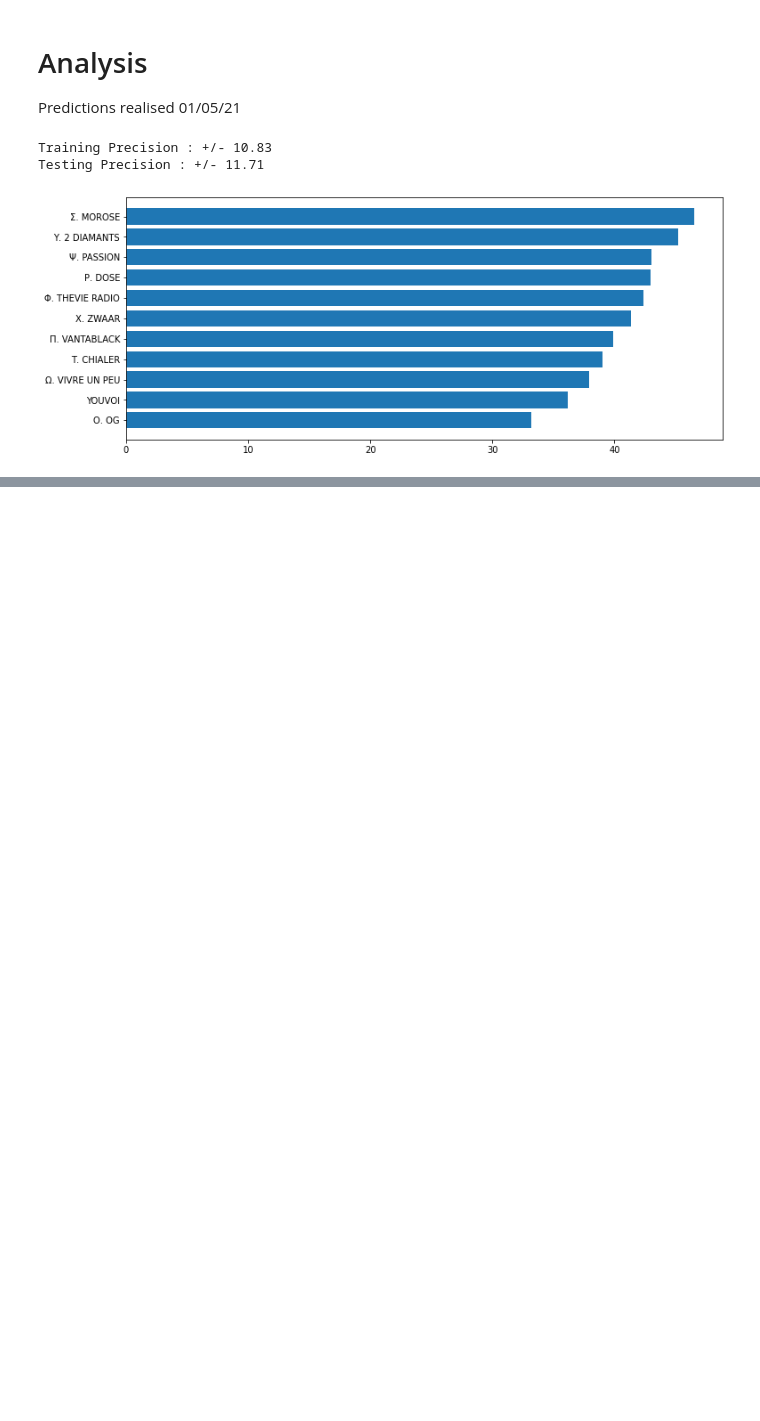
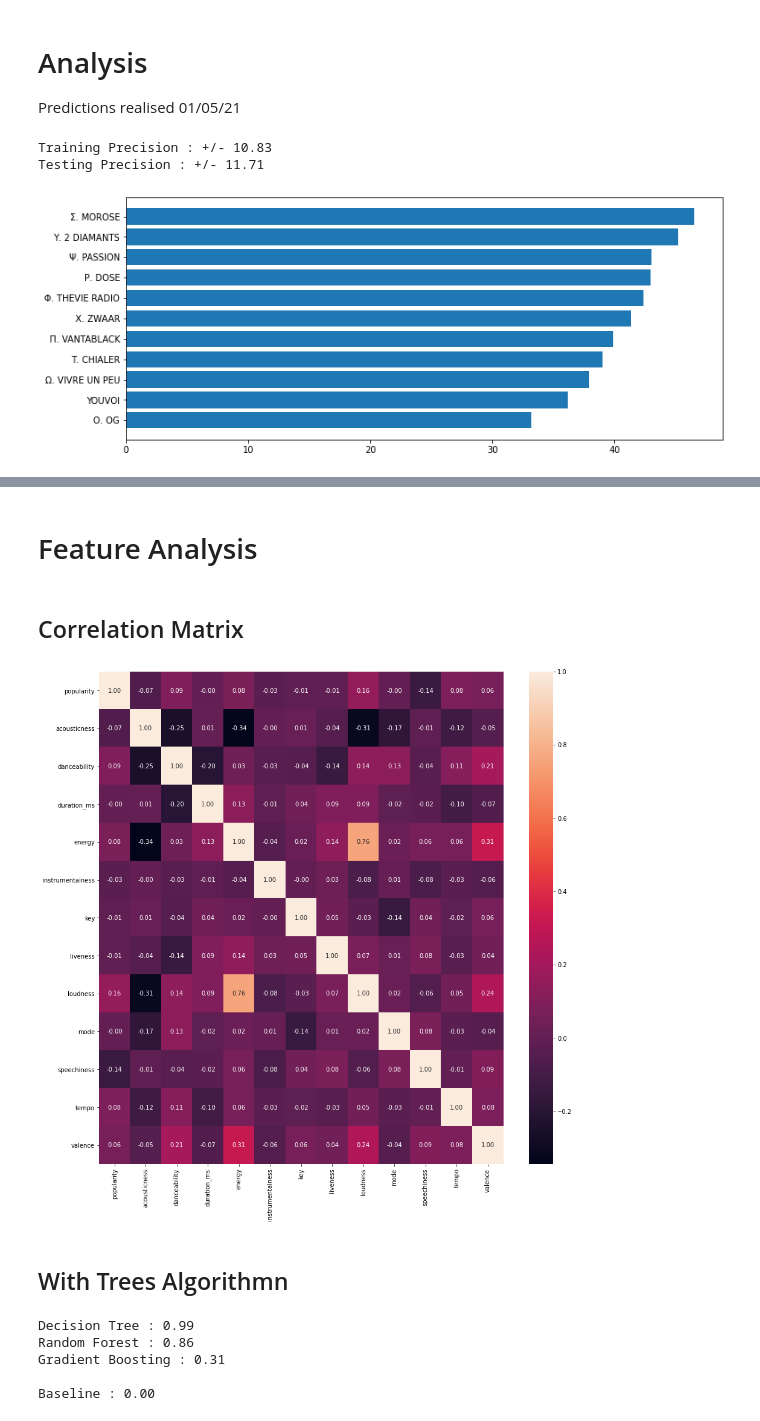
Before and after one commit to BDouchet/ML-concepts, a Jupyter notebook: NN/Spotify_RapFR.ipynb, the cells around one changed output, grey strips where cells are left out. Drawn from its saved outputs; the diff is of its cells as text; code cells hidden in the pictures; blank space fills up the shorter version.

```diff
--- a/NN/Spotify_RapFR.ipynb
+++ b/NN/Spotify_RapFR.ipynb
@@ -412,0 +411,39 @@ Plays the 03/05/2021
+# %% [markdown]
+# Feature Analysis
+# %% [markdown]
+## Correlation Matrix
+# %%
+df_corr=df.corr()
+import seaborn as sn
+import matplotlib.pyplot as plt
+plt.figure(figsize=(15,15))
+sn.heatmap(df_corr,annot=True,fmt=".2f")
+plt.show()
+# %% [output]
+[figure, added]
+# %% [markdown]
+## With Trees Algorithmn
+# %%
+from sklearn.tree import DecisionTreeRegressor
+from sklearn.ensemble import RandomForestRegressor, GradientBoostingRegressor
+from sklearn.metrics import r2_score
+
+dt=DecisionTreeRegressor()
+rf=RandomForestRegressor()
+gb=GradientBoostingRegressor()
+
+dt.fit(X,Y)
+rf.fit(X,Y)
+gb.fit(X,Y)
+
+print('Decision Tree : {:.2f}'.format(r2_score(Y,dt.predict(X))))
+print('Random Forest : {:.2f}'.format(r2_score(Y,rf.predict(X))))
+print('Gradient Boosting : {:.2f}'.format(r2_score(Y,gb.predict(X))))
+print()
+print('Baseline : {:.2f}'.format(r2_score(Y,np.array([Y.mean() for y in Y]))))
+# %% [output]
+Decision Tree : 0.99
+Random Forest : 0.86
+Gradient Boosting : 0.31
+
+Baseline : 0.00
```
Also changed, not shown: parts of 11 cells of this notebook.
